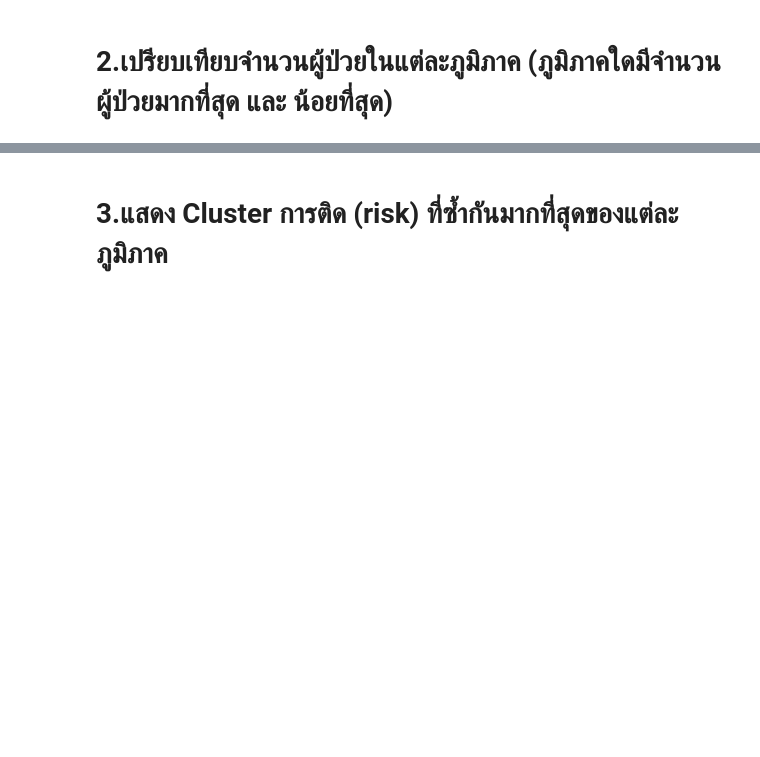
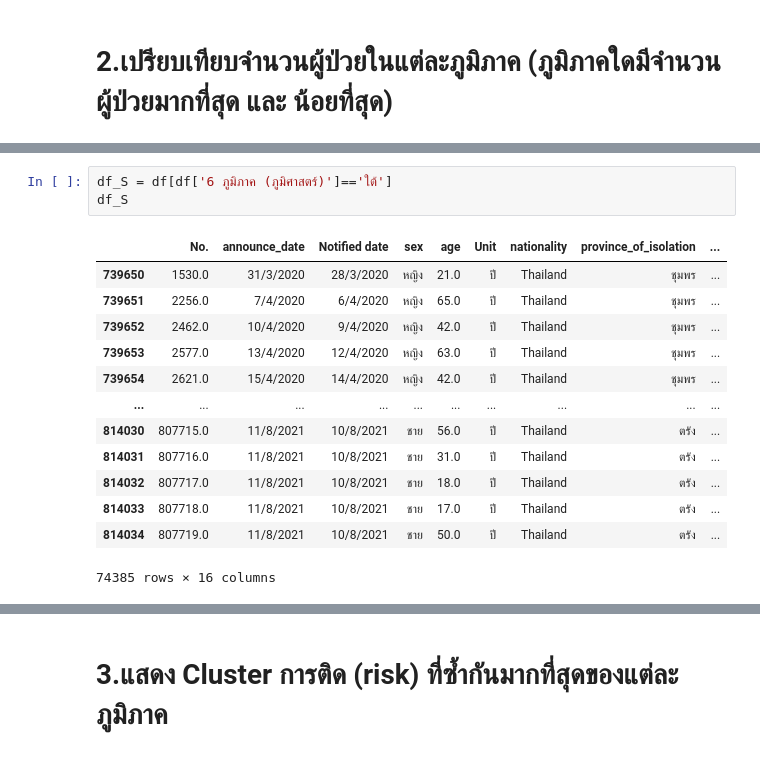
Before and after one commit to ThanikPimpiban/data_viz_2022, a Jupyter notebook: BasicPython&DataViz_midterm2022.ipynb, the cells around one changed output, grey strips where cells are left out. Cells and saved outputs as stored; diff of their text form; blank space fills up the shorter version.

```diff
--- a/BasicPython&DataViz_midterm2022.ipynb
+++ b/BasicPython&DataViz_midterm2022.ipynb
@@ -223,0 +294,17 @@ df.shape
+# %%
+df_S = df[df['6 ภูมิภาค (ภูมิศาสตร์)']=='ใต้']
+df_S
+# %% [output]
+|  | No. | announce_date | Notified date | sex | age | Unit | nationality | province_of_isolation | ... |
+| 739650 | 1530.0 | 31/3/2020 | 28/3/2020 | หญิง | 21.0 | ปี | Thailand | ชุมพร | ... |
+| 739651 | 2256.0 | 7/4/2020 | 6/4/2020 | หญิง | 65.0 | ปี | Thailand | ชุมพร | ... |
+| 739652 | 2462.0 | 10/4/2020 | 9/4/2020 | หญิง | 42.0 | ปี | Thailand | ชุมพร | ... |
+| 739653 | 2577.0 | 13/4/2020 | 12/4/2020 | หญิง | 63.0 | ปี | Thailand | ชุมพร | ... |
+| 739654 | 2621.0 | 15/4/2020 | 14/4/2020 | หญิง | 42.0 | ปี | Thailand | ชุมพร | ... |
+| ... | ... | ... | ... | ... | ... | ... | ... | ... | ... |
+| 814030 | 807715.0 | 11/8/2021 | 10/8/2021 | ชาย | 56.0 | ปี | Thailand | ตรัง | ... |
+| 814031 | 807716.0 | 11/8/2021 | 10/8/2021 | ชาย | 31.0 | ปี | Thailand | ตรัง | ... |
+| 814032 | 807717.0 | 11/8/2021 | 10/8/2021 | ชาย | 18.0 | ปี | Thailand | ตรัง | ... |
+| 814033 | 807718.0 | 11/8/2021 | 10/8/2021 | ชาย | 17.0 | ปี | Thailand | ตรัง | ... |
+| 814034 | 807719.0 | 11/8/2021 | 10/8/2021 | ชาย | 50.0 | ปี | Thailand | ตรัง | ... |
+74385 rows × 16 columns
```
Also changed, not shown: parts of 16 cells of this notebook.
